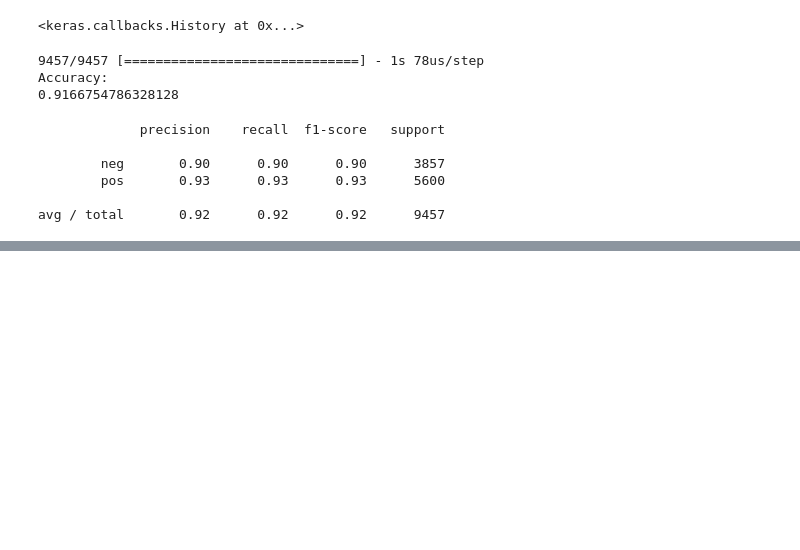
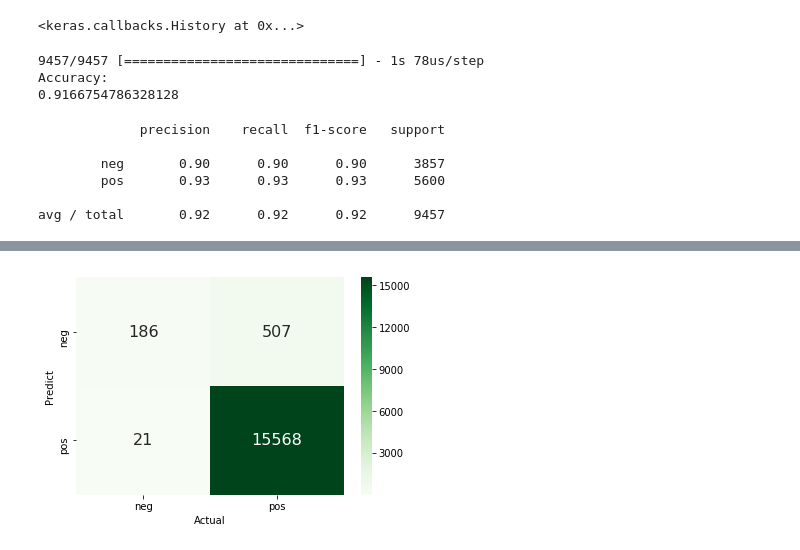
Before and after one commit to risson/sentiment_analysis, a Jupyter notebook: simpleCNN.ipynb, the cells around one changed output, grey strips where cells are left out. Drawn from its saved outputs; the diff is of its cells as text; code cells hidden in the pictures; blank space fills up the shorter version.

```diff
--- a/simpleCNN.ipynb
+++ b/simpleCNN.ipynb
@@ -514,0 +653,14 @@ print(x_val_raw[error_index[4]],y_val[error_index[4]],predlist[error_index[4]])
+# %%
+best_model = model4
+pred = best_model.predict_classes(np.array(x_val))
+predlist = [_[0] for _ in pred]
+df = pd.DataFrame(data={'Predict':predlist,
+                       'Actual': y_val})
+error_index = df[df['Predict']!=df['Actual']].index
+
+text = [x_val_raw[i] for i in error_index]
+actual = ['neg' if y_val[i]==0 else 'pos' for i in error_index]
+predict = ['neg' if predlist[i]==0 else 'pos' for i in error_index]
+
+error_df = pd.DataFrame(data={'comment':text, 'actual':actual, 'predict':predict})
+error_df
@@ -514,0 +743,10 @@ print(x_val_raw[error_index[4]],y_val[error_index[4]],predlist[error_index[4]])
+# %%
+Xlive = []
+ylive = []
+with open('data/test2.txt','r',encoding='utf-8') as fo:
+    for line in fo:
+        row = line.split('\t',1)
+        Xlive.append(row[1].strip())
+        ylive.append(row[0])
+
+Xlive[:5]
@@ -514,0 +755,10 @@ print(x_val_raw[error_index[4]],y_val[error_index[4]],predlist[error_index[4]])
+# %%
+Xlive_seq = tokenizer.texts_to_sequences(Xlive)
+Xlive_seq = sequence.pad_sequences(Xlive_seq, maxlen=MAXLEN, padding='post', value=0)
+pred_live = best_model.predict_classes(Xlive_seq)
+pred_live = [x[0] for x in pred_live.tolist()]
+# %%
+ylive = [int(x) for x in ylive]
+report = classification_report(y_pred=np.array(pred_live), y_true=np.array(ylive), target_names=list(LABELS.values()))
+print('Classification report: \n')
+print(report)
@@ -514,0 +774,12 @@ print(x_val_raw[error_index[4]],y_val[error_index[4]],predlist[error_index[4]])
+# %%
+df = pd.DataFrame(data={'Predict':pred_live,
+                       'Actual': ylive})
+df_cm = df.groupby(['Predict','Actual']).count().reset_index()
+df_cm['Predict'] = df_cm['Predict'].map(LABELS)
+df_cm['Actual'] = df_cm['Actual'].map(LABELS)
+count = df.groupby(['Predict','Actual'])['Predict'].count().values
+df_cm['count'] = pd.Series(count)
+df_cm = df_cm.pivot(index='Predict', columns='Actual', values='count')
+sns.heatmap(df_cm, annot=True, annot_kws={'size':16}, fmt='g', cmap='Greens', xticklabels=True, yticklabels=True);
+# %% [output]
+[figure, added]
```
Also changed, not shown: parts of 52 cells of this notebook.
